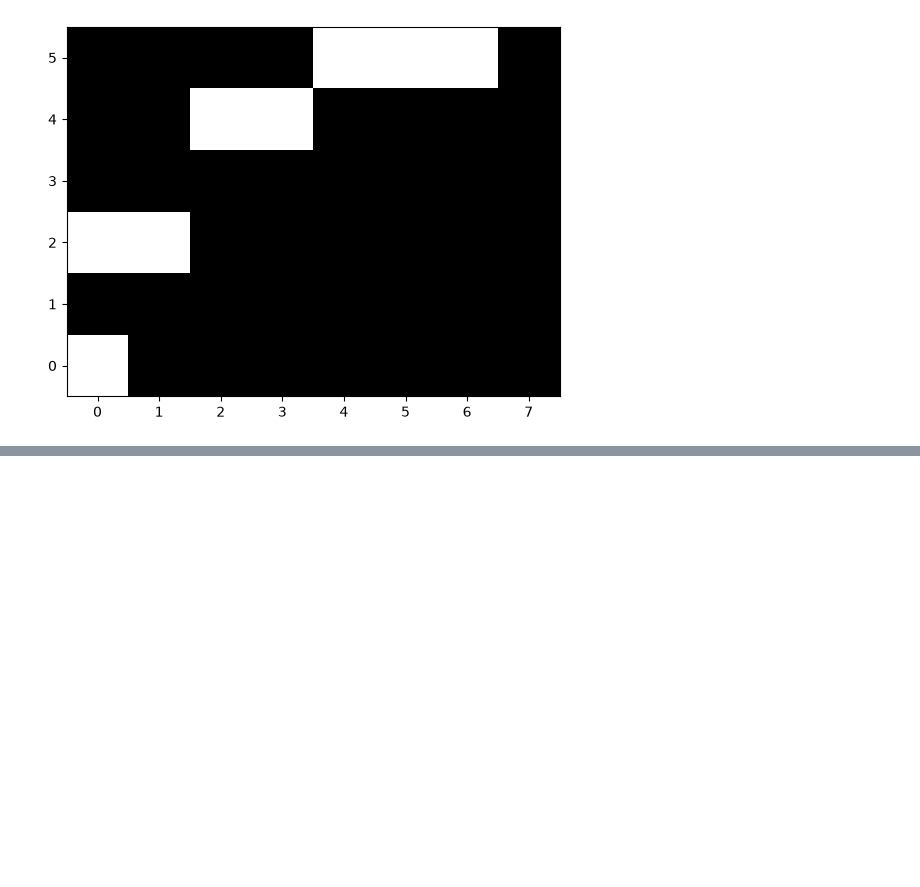
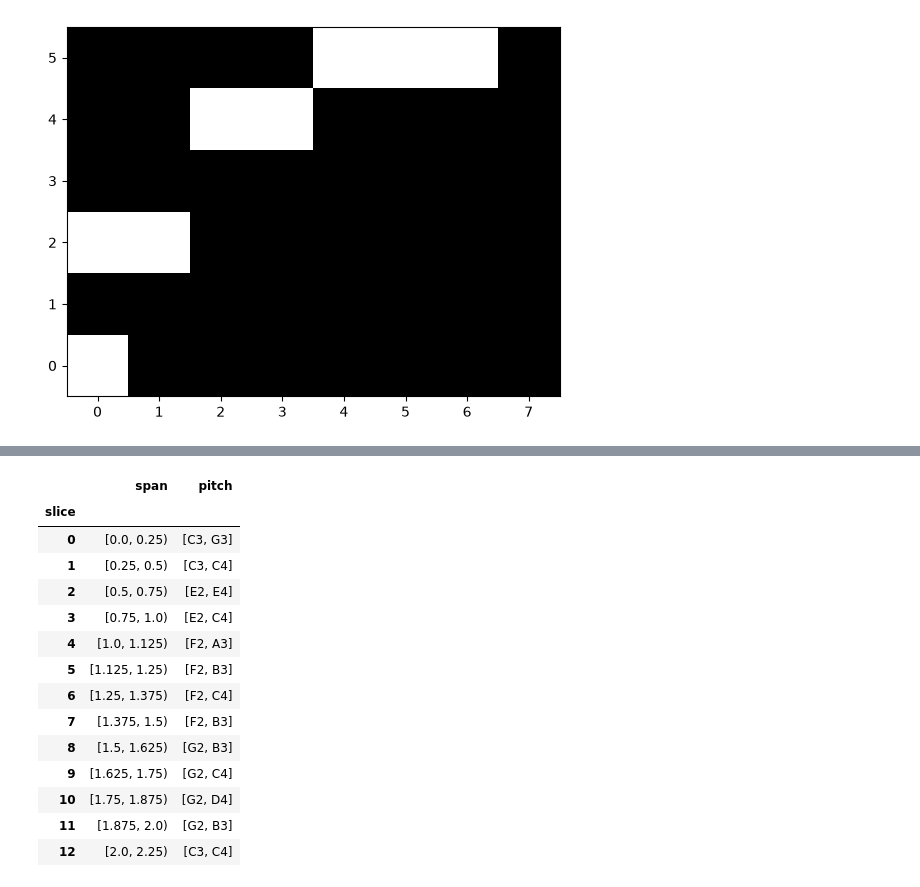
Before and after one commit to Amsterdam-Music-Lab/music-format-experiments, a Jupyter notebook: examples.ipynb, the cells around one changed output, grey strips where cells are left out. Cells and saved outputs as stored; diff of their text form; code cells hidden in the pictures; blank space fills up the shorter version.

```diff
--- a/examples.ipynb
+++ b/examples.ipynb
@@ -511,0 +621,23 @@ plt.imshow(pianoroll, origin="lower", cmap="gray")
+# %%
+# collect pitches in each slice
+sliced_notes = notes_by_slice.events.groupby(["slice", "span_slice"])[["pitch"]].agg(list)
+
+# move span index to column, to be able to wrap it in a SpanEvents again
+sliced_notes = sliced_notes.reset_index(level="span_slice", names=["index", "span"])
+sliced_notes
+# %% [output]
+|  | span | pitch |
+| slice |  |  |
+| 0 | [0.0, 0.25) | [C3, G3] |
+| 1 | [0.25, 0.5) | [C3, C4] |
+| 2 | [0.5, 0.75) | [E2, E4] |
+| 3 | [0.75, 1.0) | [E2, C4] |
+| 4 | [1.0, 1.125) | [F2, A3] |
+| 5 | [1.125, 1.25) | [F2, B3] |
+| 6 | [1.25, 1.375) | [F2, C4] |
+| 7 | [1.375, 1.5) | [F2, B3] |
+| 8 | [1.5, 1.625) | [G2, B3] |
+| 9 | [1.625, 1.75) | [G2, C4] |
+| 10 | [1.75, 1.875) | [G2, D4] |
+| 11 | [1.875, 2.0) | [G2, B3] |
+| 12 | [2.0, 2.25) | [C3, C4] |
```
Also changed, not shown: parts of 15 cells of this notebook.
